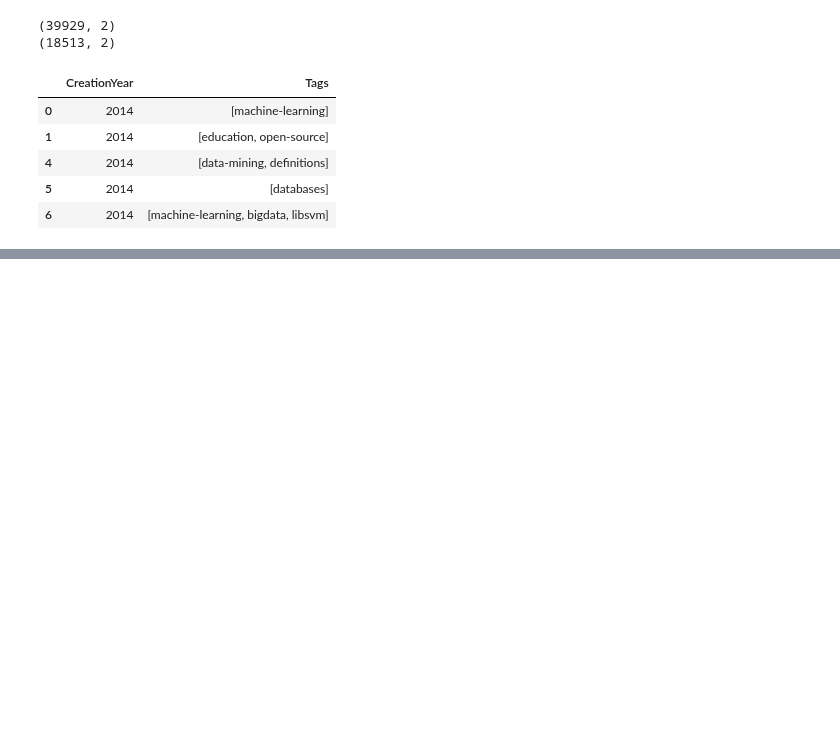
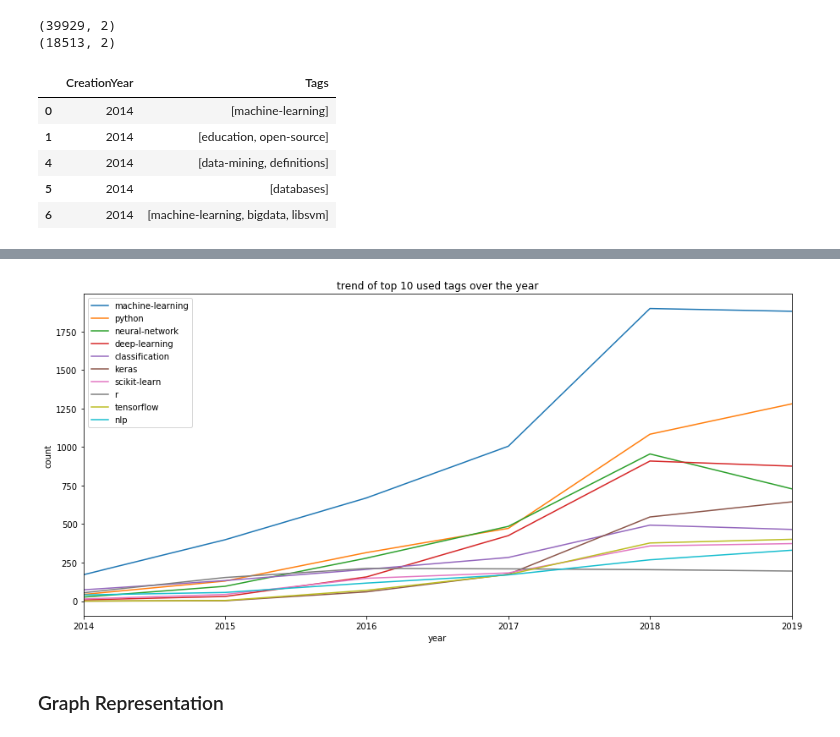
Before and after one commit to maliakber/algorithm-data-model-csc-501, a Jupyter notebook: source/project/project-jupnote.ipynb, the cells around one changed output, grey strips where cells are left out. Drawn from its saved outputs; the diff is of its cells as text; code cells hidden in the pictures; blank space fills up the shorter version.

```diff
--- a/source/project/project-jupnote.ipynb
+++ b/source/project/project-jupnote.ipynb
@@ -69,0 +79,5 @@ start_time = time.time()
+# %%
+tags['Count'] = tags['Count'].astype(int)
+tags = tags.sort_values(by='Count', ascending=False)
+top10tags = tags.head(10)
+top10tags
@@ -125,0 +174,18 @@ Wall time: 1.48 s
+# %%
+rows_list = []
+for yearItem in popularTagsInYear.items():
+    curDict = yearItem[1]
+    arrCount = [0]*(top10tags.shape[0]+1)
+    arrCount[0] = yearItem[0]
+    ind = 1
+    for x in top10tags['TagName']:
+        if x in curDict:
+            arrCount[ind] = curDict[x]
+        ind += 1
+    rows_list.append(arrCount)
+# print(row_list)
+columns = ['year']
+for x in top10tags['TagName']:
+    columns.append(x)
+trendDf = pd.DataFrame(rows_list, columns=columns)
+trendDf
@@ -125,0 +200,10 @@ Wall time: 1.48 s
+# %%
+trendDf.plot(x='year', figsize=(15, 7))
+plt.title("trend of top 10 used tags over the year")
+plt.ylabel("count")
+plt.xticks(np.arange(2014, 2020, step=1))
+plt.show()
+# %% [output]
+[figure, added]
+# %% [markdown]
+### Graph Representation
```
Also changed, not shown: parts of 15 cells of this notebook.
